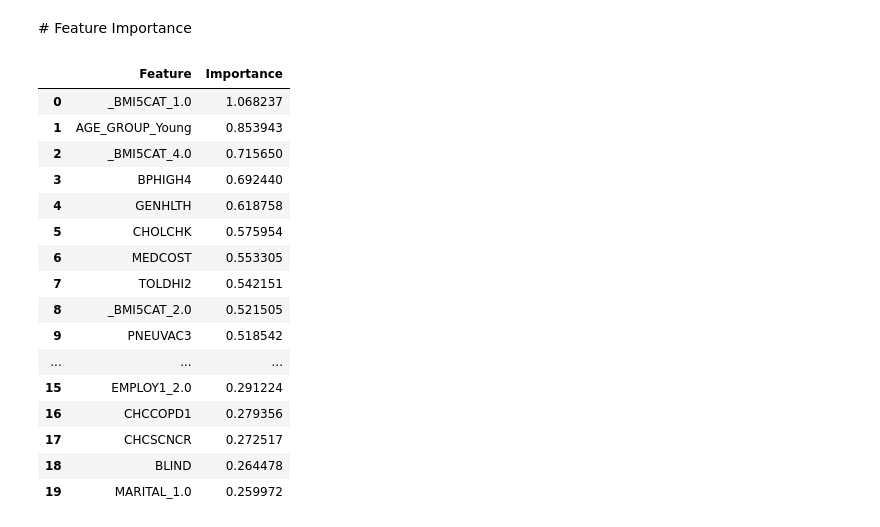
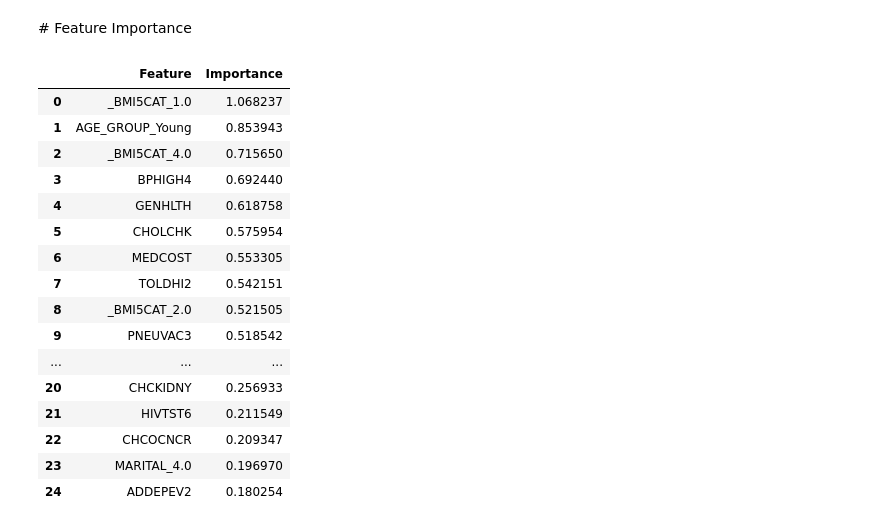
Before and after one commit to RossSacco/DmmlPJ, a Jupyter notebook: Binary_DataTesting.ipynb, the cells around one changed output. Saved outputs shown, nothing was run; the diff lists cells and outputs as text; code cells hidden in the pictures.

```diff
--- a/Binary_DataTesting.ipynb
+++ b/Binary_DataTesting.ipynb
@@ -471,36 +471,36 @@ ordinal_features = list(ordinal.keys())
 all_feature_names = (
     numerical_features +     # num
     binary_features +        # bin
     list(nominal_feature_names) +  # nom
     ordinal_features         # ord
 )
 
 # 🔍 Verifica consistenza lunghezza
 assert len(all_feature_names) == len(importance), "Mismatch tra feature names e importanze!"
 
 # 6. Crea DataFrame con feature importance
 feature_importance_df = pd.DataFrame({
     'Feature': all_feature_names,
     'Importance': importance
 }).sort_values(by='Importance', ascending=False).reset_index(drop=True)
 
 # 7. Visualizza
-feature_importance_df.head(20)
+feature_importance_df.head(25)
 # %% [output]
 |  | Feature | Importance |
 | 0 | _BMI5CAT_1.0 | 1.068237 |
 | 1 | AGE_GROUP_Young | 0.853943 |
 | 2 | _BMI5CAT_4.0 | 0.715650 |
 | 3 | BPHIGH4 | 0.692440 |
 | 4 | GENHLTH | 0.618758 |
 | 5 | CHOLCHK | 0.575954 |
 | 6 | MEDCOST | 0.553305 |
 | 7 | TOLDHI2 | 0.542151 |
 | 8 | _BMI5CAT_2.0 | 0.521505 |
 | 9 | PNEUVAC3 | 0.518542 |
 | ... | ... | ... |
-| 15 | EMPLOY1_2.0 | 0.291224 |
-| 16 | CHCCOPD1 | 0.279356 |
-| 17 | CHCSCNCR | 0.272517 |
-| 18 | BLIND | 0.264478 |
-| 19 | MARITAL_1.0 | 0.259972 |
+| 20 | CHCKIDNY | 0.256933 |
+| 21 | HIVTST6 | 0.211549 |
+| 22 | CHCOCNCR | 0.209347 |
+| 23 | MARITAL_4.0 | 0.196970 |
+| 24 | ADDEPEV2 | 0.180254 |
```
Also changed, not shown: parts of 2 cells of this notebook, 6 other files.
